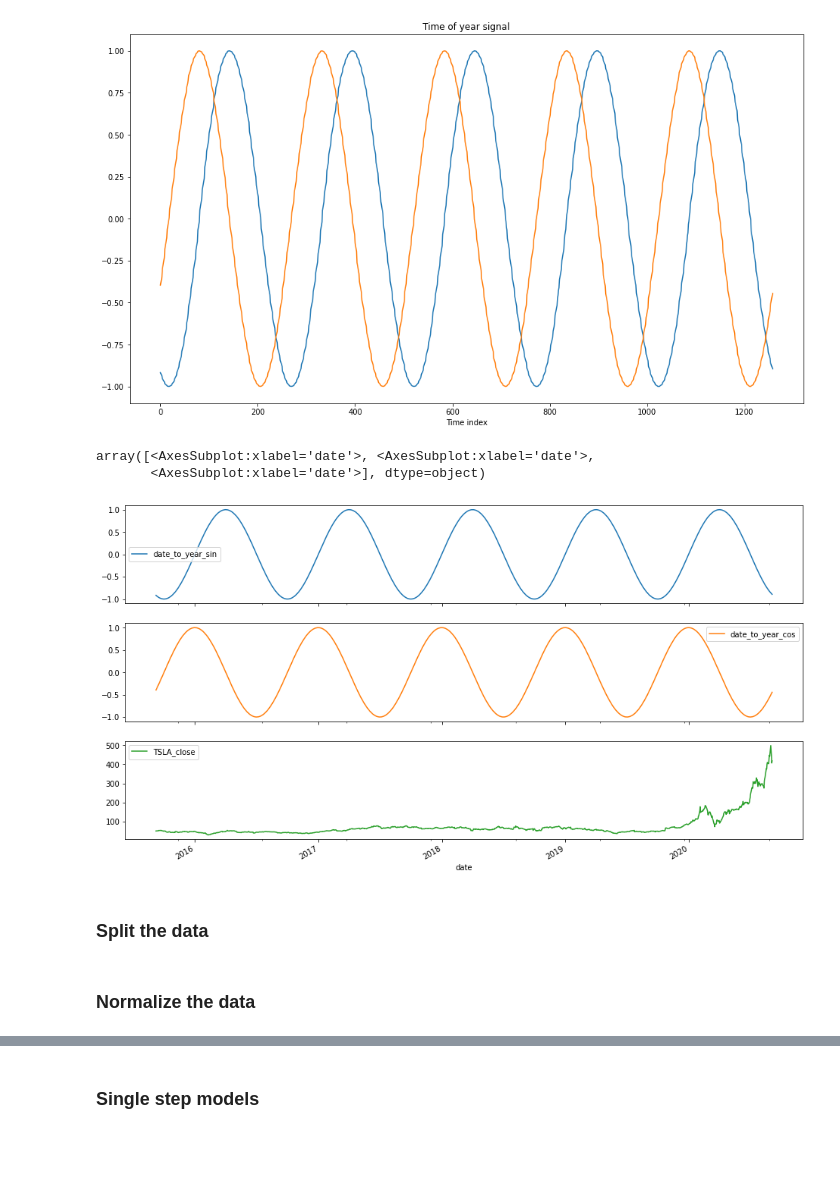
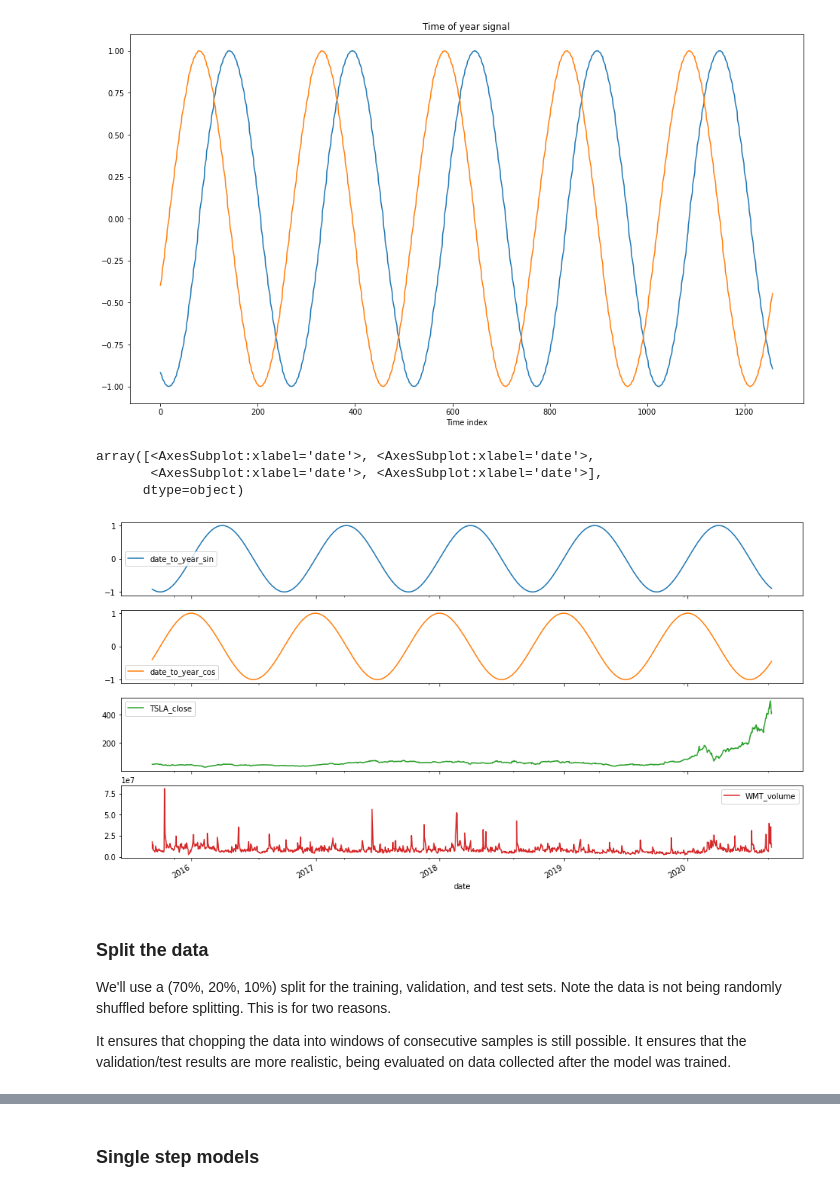
Before and after one commit to neuralnetes/notebooks, a Jupyter notebook: iex-cloud/stonks.ipynb, the cells around one changed output, grey strips where cells are left out. Cells and saved outputs as stored; diff of their text form; code cells hidden in the pictures; blank space fills up the shorter version.

```diff
--- a/iex-cloud/stonks.ipynb
+++ b/iex-cloud/stonks.ipynb
@@ -42,7 +58,7 @@ def create_df(csv_path, symbols, start, end, overwrite=False):
         return create_df(csv_path, symbols, start, end)
 # %%
 csv_path='stonks.csv'
-symbols = ['TSLA', 'TQQQ', 'QQQ', 'SPY', 'VOO', 'VTI', 'GLD', 'SLV', 'FNGU', 'XLF', 'EEM', 'SPXS', 'SPXL', 'VXX', 'UVXY', 'GDX', 'FXI', 'TZA', 'TNA', 'XLE', 'IWM', 'SQQQ', 'TLT', 'JETS']
+symbols = ['TSLA', 'AAPL', 'GOOGL', 'MZN', 'WMT', 'MSFT', 'GE', 'F', 'TQQQ', 'QQQ', 'SPY', 'VOO', 'VTI', 'GLD', 'SLV', 'FNGU', 'XLF', 'EEM', 'SPXS', 'SPXL', 'VXX', 'UVXY', 'GDX', 'FXI', 'TZA', 'TNA', 'XLE', 'IWM', 'SQQQ', 'TLT', 'JETS']
 start = datetime.datetime(2015, 9, 4)
 end = datetime.datetime(2020, 9, 4)
 df = create_df(csv_path, symbols, start, end, overwrite=False)
@@ -129,13 +147,19 @@ Text(0.5, 1.0, 'Time of year signal')
 # %%
 df['date_to_year_sin'] = date_to_year_sin
 df['date_to_year_cos'] = date_to_year_cos
-df[['date_to_year_sin', 'date_to_year_cos', 'TSLA_close']].plot(subplots=True)
+df[['date_to_year_sin', 'date_to_year_cos', 'TSLA_close', 'WMT_volume']].plot(subplots=True)
 # %% [output]
 array([<AxesSubplot:xlabel='date'>, <AxesSubplot:xlabel='date'>,
-       <AxesSubplot:xlabel='date'>], dtype=object)
+       <AxesSubplot:xlabel='date'>, <AxesSubplot:xlabel='date'>],
+      dtype=object)
-[figure, old version]
+[figure, new version]
-# %% [markdown]
-### Split the data
+# %% [markdown]
+### Split the data
+
+We'll use a (70%, 20%, 10%) split for the training, validation, and test sets. Note the data is not being randomly shuffled before splitting. This is for two reasons.
+
+It ensures that chopping the data into windows of consecutive samples is still possible.
+It ensures that the validation/test results are more realistic, being evaluated on data collected after the model was trained.
 # %%
 column_indices = {name: i for i, name in enumerate(df.columns)}
 
@@ -145,5 +169,3 @@ val_df = df[int(n*0.7):int(n*0.9)]
 test_df = df[int(n*0.9):]
 
 num_features = df.shape[1]
-# %% [markdown]
-### Normalize the data
```
Also changed, not shown: parts of 67 cells of this notebook, 1 other file.
